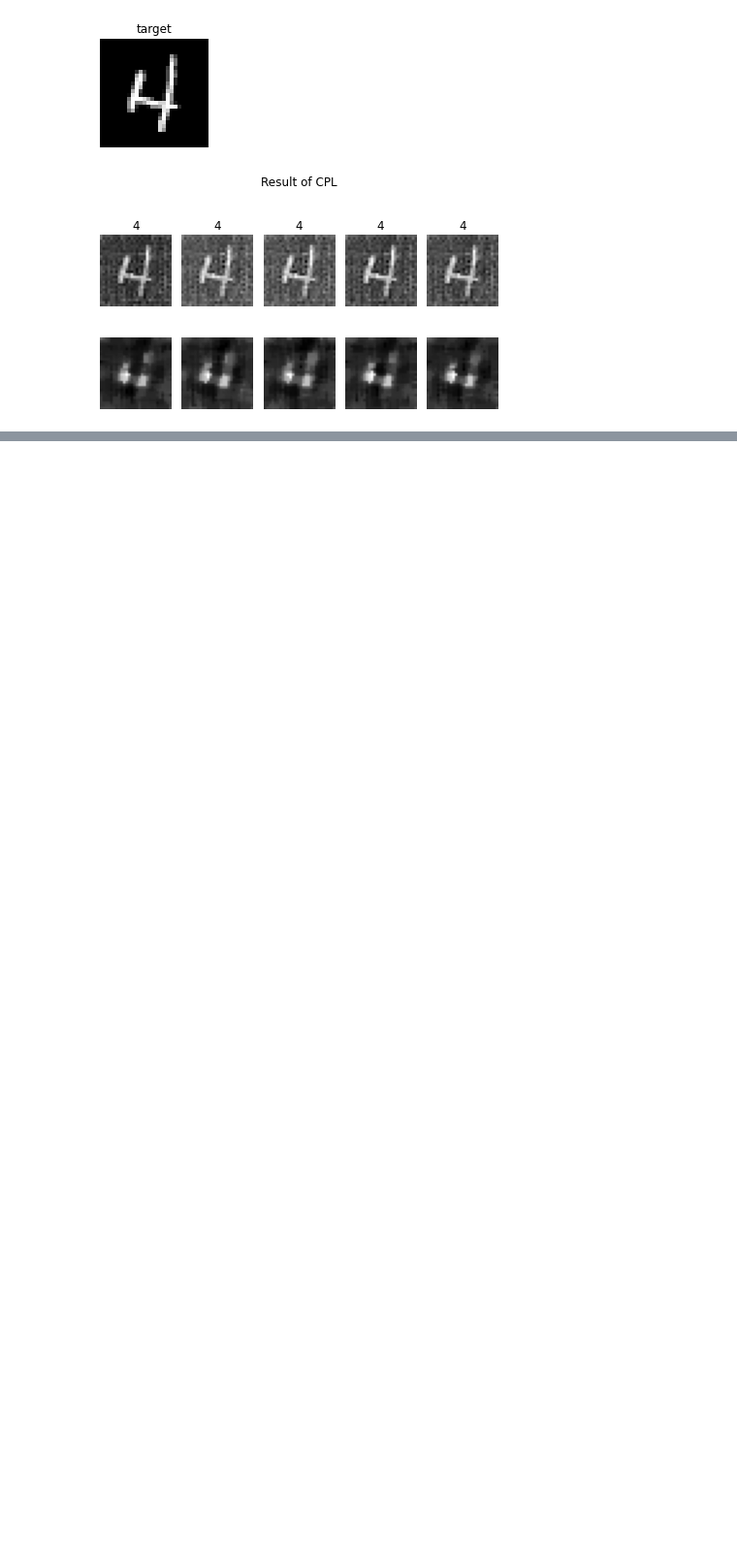
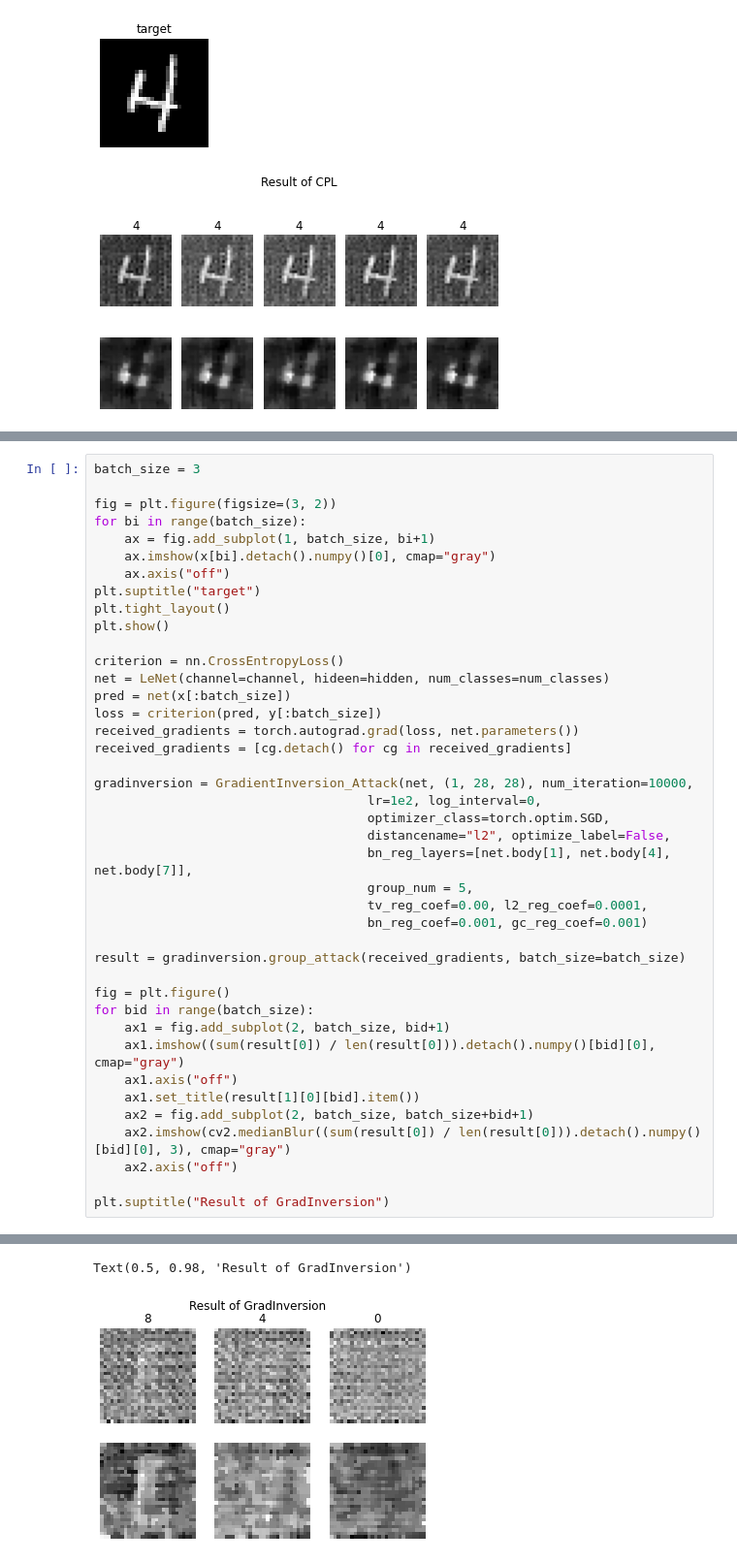
Before and after one commit to hiepvo01/GANs, a Jupyter notebook: GradientInversion/gradientInversion.ipynb, the cells around one changed output, grey strips where cells are left out. Shown: that part at 97% size. Cells and saved outputs as stored; diff of their text form; blank space fills up the shorter version.

```diff
--- a/GradientInversion/gradientInversion.ipynb
+++ b/GradientInversion/gradientInversion.ipynb
@@ -206,0 +252,42 @@ plt.show()
+# %%
+batch_size = 3
+
+fig = plt.figure(figsize=(3, 2))
+for bi in range(batch_size):
+    ax = fig.add_subplot(1, batch_size, bi+1)
+    ax.imshow(x[bi].detach().numpy()[0], cmap="gray")
+    ax.axis("off")
+plt.suptitle("target")
+plt.tight_layout()
+plt.show()
+
+criterion = nn.CrossEntropyLoss()
+net = LeNet(channel=channel, hideen=hidden, num_classes=num_classes)
+pred = net(x[:batch_size])
+loss = criterion(pred, y[:batch_size])
+received_gradients = torch.autograd.grad(loss, net.parameters())
+received_gradients = [cg.detach() for cg in received_gradients]
+
+gradinversion = GradientInversion_Attack(net, (1, 28, 28), num_iteration=10000,
+                                    lr=1e2, log_interval=0,
+                                    optimizer_class=torch.optim.SGD,
+                                    distancename="l2", optimize_label=False,
+                                    bn_reg_layers=[net.body[1], net.body[4], net.body[7]],
+                                    group_num = 5,
+                                    tv_reg_coef=0.00, l2_reg_coef=0.0001,
+                                    bn_reg_coef=0.001, gc_reg_coef=0.001)
+
+result = gradinversion.group_attack(received_gradients, batch_size=batch_size)
+
+fig = plt.figure()
+for bid in range(batch_size):
+    ax1 = fig.add_subplot(2, batch_size, bid+1)
+    ax1.imshow((sum(result[0]) / len(result[0])).detach().numpy()[bid][0], cmap="gray")
+    ax1.axis("off")
+    ax1.set_title(result[1][0][bid].item())
+    ax2 = fig.add_subplot(2, batch_size, batch_size+bid+1)
+    ax2.imshow(cv2.medianBlur((sum(result[0]) / len(result[0])).detach().numpy()[bid][0], 3), cmap="gray")
+    ax2.axis("off")
+
+plt.suptitle("Result of GradInversion")
+# %% [output]
@@ -206,0 +295,2 @@ plt.show()
+Text(0.5, 0.98, 'Result of GradInversion')
+[figure, added]
```
Also changed, not shown: parts of 13 cells of this notebook, 4 other files.
